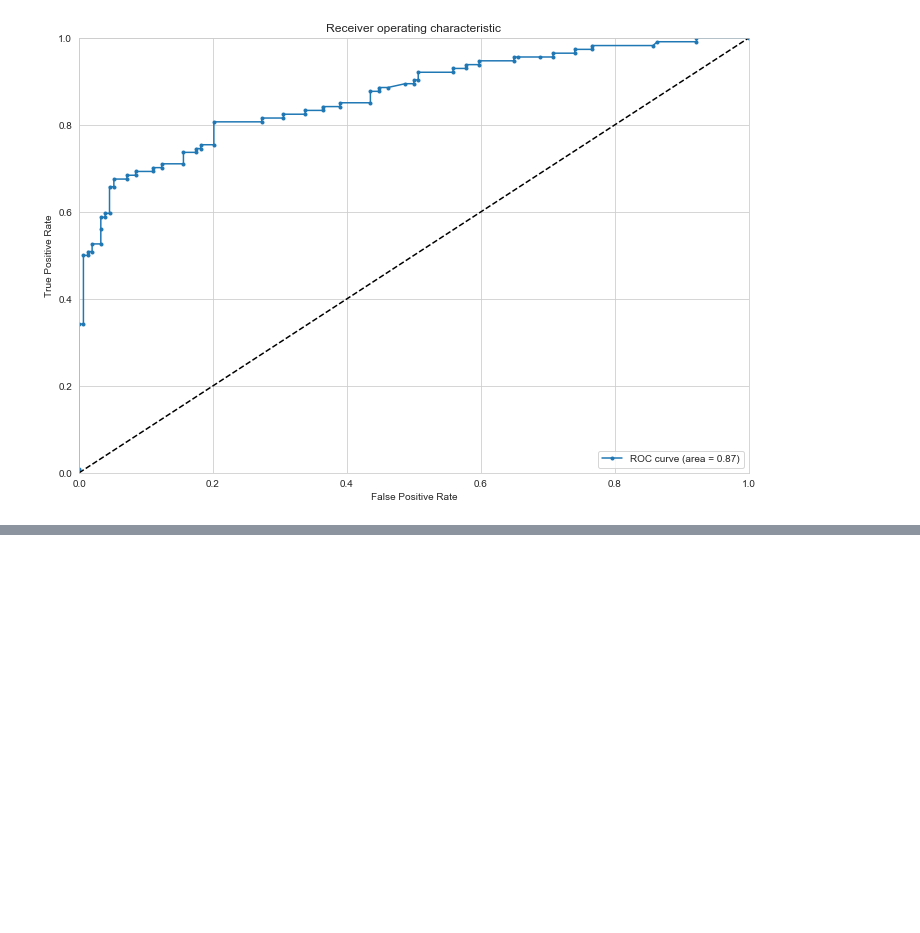
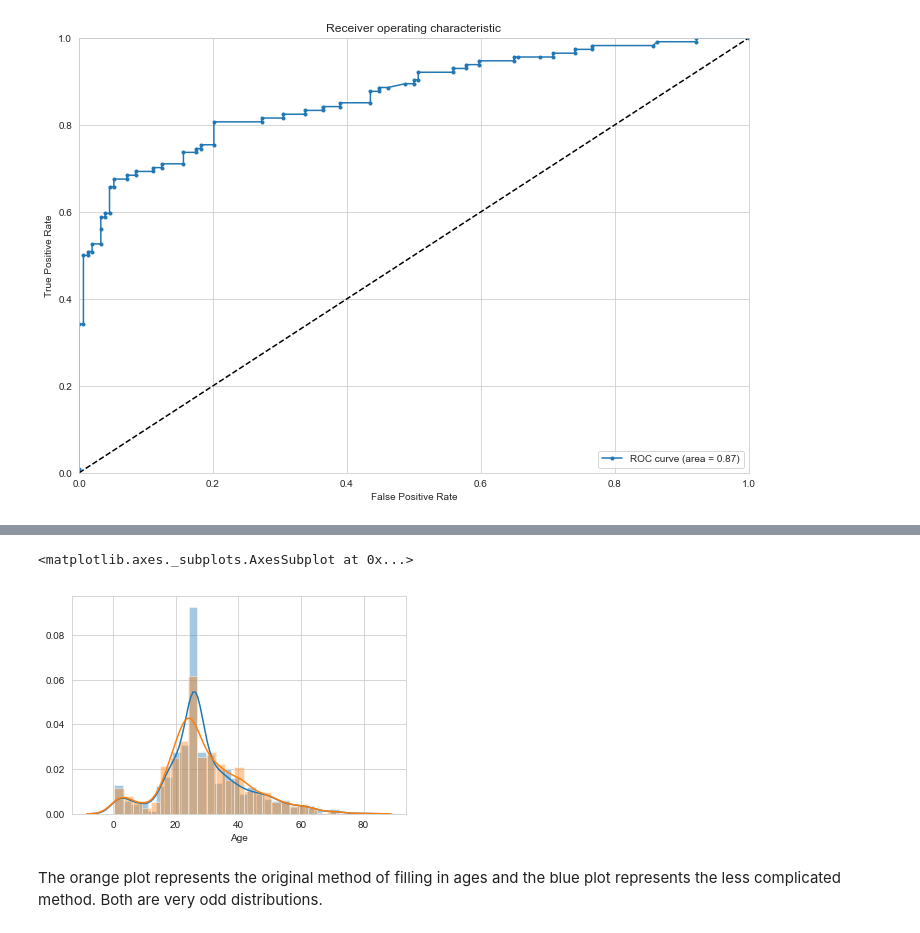
Before and after one commit to agrai1/Predicting-Survivors, a Jupyter notebook: Kaggle challenge - titanic - 9-6-18.ipynb, the cells around one changed output, grey strips where cells are left out. Saved outputs shown, nothing was run; the diff lists cells and outputs as text; code cells hidden in the pictures; blank space fills up the shorter version.

```diff
--- a/Kaggle challenge - titanic - 9-6-18.ipynb
+++ b/Kaggle challenge - titanic - 9-6-18.ipynb
@@ -464,0 +471,23 @@ generate_ROCplot(fpr,tpr,'LR',roc_auc)
+# %%
+df1 = pd.read_csv('train.csv')
+# %%
+# Fill null values, create title column as above:
+
+df1['Embarked'].fillna(value='S',inplace=True)
+df1['Has Cabin'] = df1['Cabin'].isnull() == False
+df1['Age'].fillna(df['Age'].median(),inplace=True)
+
+df1['Title'] = df1['Name'].apply(lambda name: name.split(',')[1]).apply(lambda name: name.split()[0])
+df1['Title'] = df1['Title'].map(honorific_dict)
+# %%
+# Prepare model to run:
+
+title1 = pd.get_dummies(df1['Title'],drop_first=True)
+sex1 = pd.get_dummies(df1['Sex'],drop_first=True)
+embark1 = pd.get_dummies(df1['Embarked'],drop_first=True)
+pclass1 = pd.get_dummies(df1['Pclass'],drop_first=True)
+df1 = pd.concat([df1,embark1,pclass1,sex1,title1],axis=1)
+# %%
+# Get rid of unnecessary columns
+
+df1.drop(['PassengerId','Name','Pclass','Cabin','Embarked','Ticket','Sex','Title'],axis=1,inplace=True)
@@ -465,3 +537,12 @@ generate_ROCplot(fpr,tpr,'LR',roc_auc)
+# %%
+sns.distplot(df1['Age'])
+
+sns.distplot(df['Age'])
+# %% [output]
+<matplotlib.axes._subplots.AxesSubplot at 0x...>
+[figure, added]
+# %% [markdown]
+The orange plot represents the original method of filling in ages and the blue plot represents the less complicated method. Both are very odd distributions.
 # %% [markdown]
 # VII. Future directions
 
```
Also changed, not shown: parts of 11 cells of this notebook.
